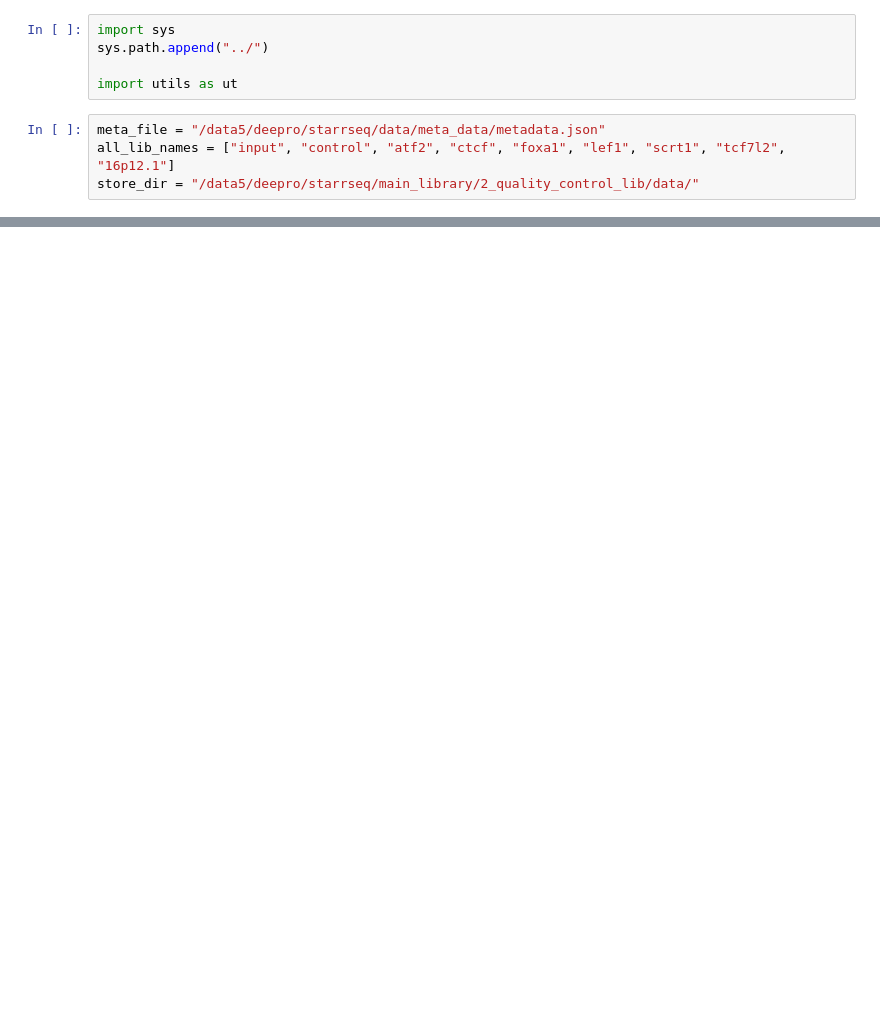
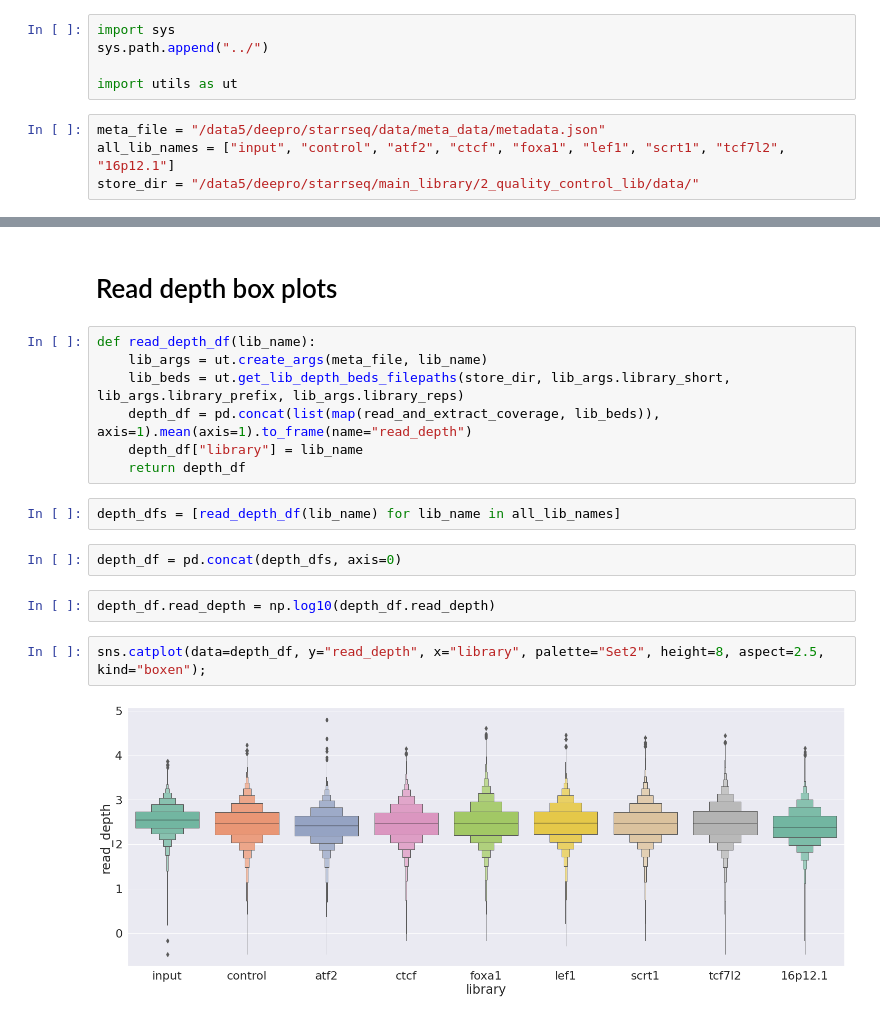
Before and after one commit to deeprob/starrseq_quality_control_lib, a Jupyter notebook: src/notebooks/0_read_depth_histogram.ipynb, the cells around one changed output, grey strips where cells are left out. Cells and saved outputs as stored; diff of their text form; blank space fills up the shorter version.

```diff
--- a/src/notebooks/0_read_depth_histogram.ipynb
+++ b/src/notebooks/0_read_depth_histogram.ipynb
@@ -59,0 +60,19 @@ fig.legend(custom_lines, ["Replicate 1", "Replicate 2", "Replicate 3"], loc="low
+# %% [markdown]
+# Read depth box plots
+# %%
+def read_depth_df(lib_name):
+    lib_args = ut.create_args(meta_file, lib_name)
+    lib_beds = ut.get_lib_depth_beds_filepaths(store_dir, lib_args.library_short, lib_args.library_prefix, lib_args.library_reps)
+    depth_df = pd.concat(list(map(read_and_extract_coverage, lib_beds)), axis=1).mean(axis=1).to_frame(name="read_depth")
+    depth_df["library"] = lib_name
+    return depth_df
+# %%
+depth_dfs = [read_depth_df(lib_name) for lib_name in all_lib_names]
+# %%
+depth_df = pd.concat(depth_dfs, axis=0)
+# %%
+depth_df.read_depth = np.log10(depth_df.read_depth)
+# %%
+sns.catplot(data=depth_df, y="read_depth", x="library", palette="Set2", height=8, aspect=2.5, kind="boxen");
+# %% [output]
+[figure, added]
```
Also changed, not shown: parts of 3 cells of this notebook, 5 other files.
